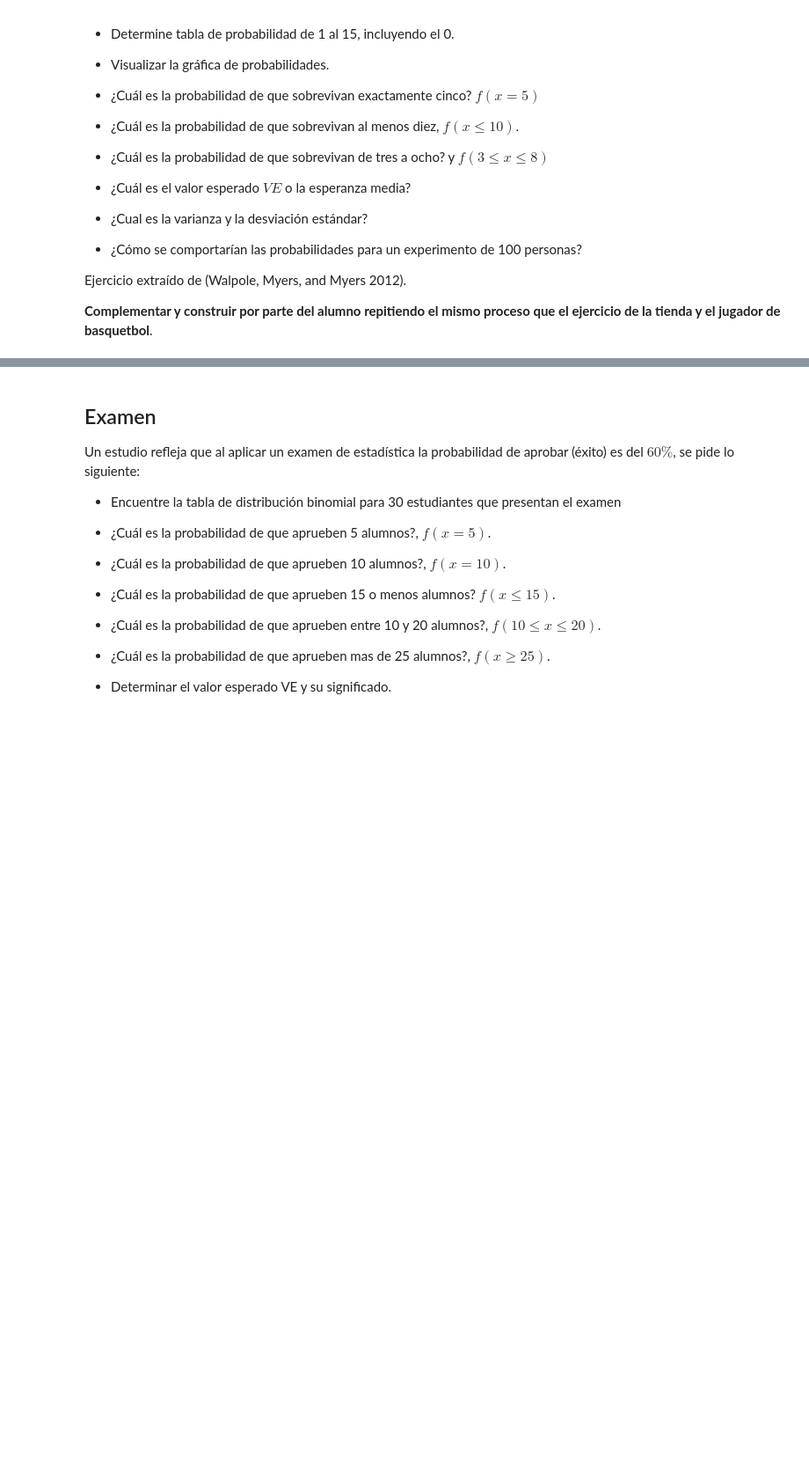
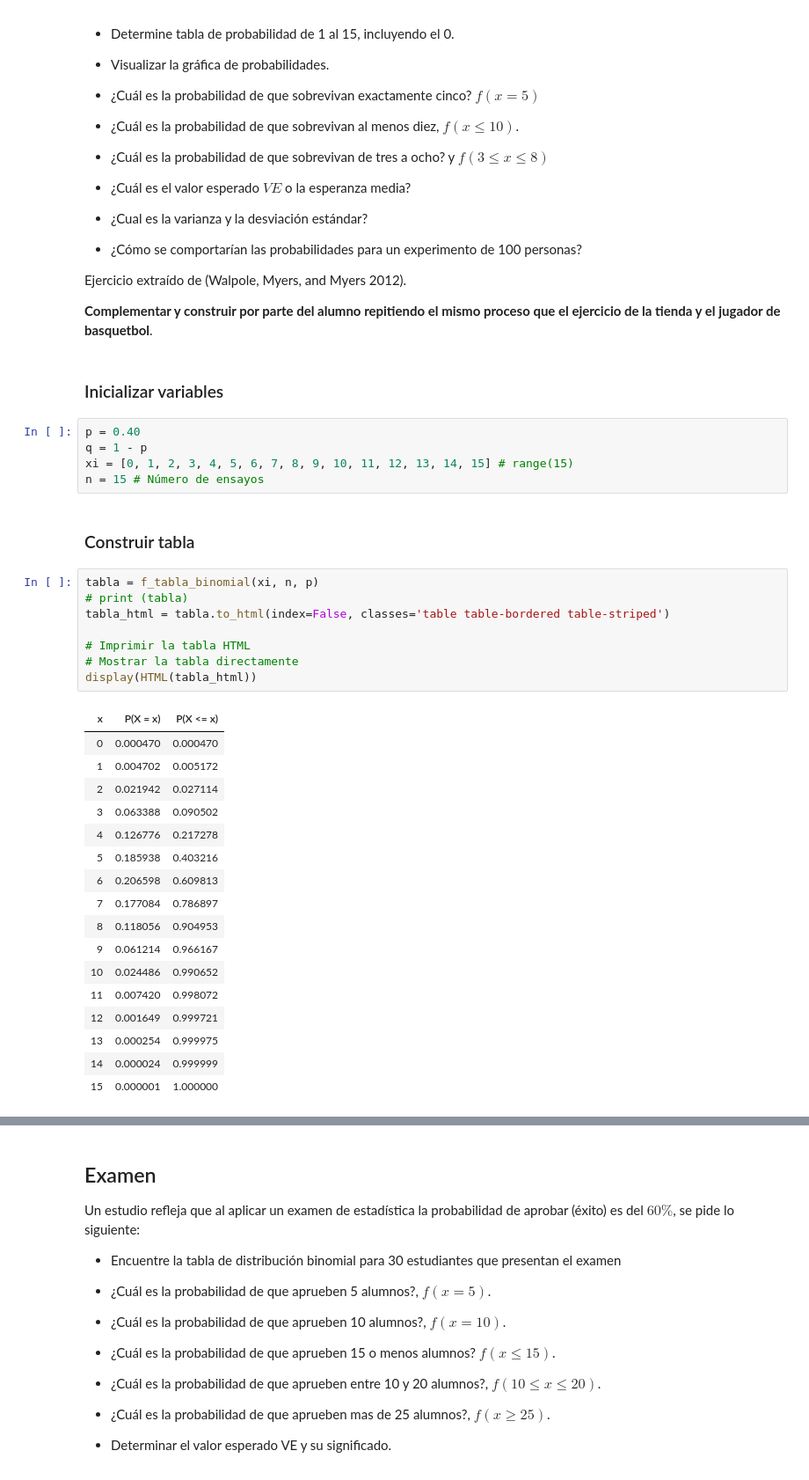
Before and after one commit to rpizarrog/probabilidad-y-estad-stica, a Jupyter notebook: Python 2023/Caso_17_Distribución_binomial.ipynb, the cells around one changed output, grey strips where cells are left out. Shown at 88% size. Saved outputs shown, nothing was run; the diff lists cells and outputs as text; blank space fills up the shorter version.

```diff
--- a/Python 2023/Caso_17_Distribución_binomial.ipynb
+++ b/Python 2023/Caso_17_Distribución_binomial.ipynb
@@ -358,3 +369,38 @@ esperanza media?
 Ejercicio extraído de (Walpole, Myers, and Myers 2012).
 
 **Complementar y construir por parte del alumno repitiendo el mismo proceso que el ejercicio de la tienda y el jugador de basquetbol**.
+# %% [markdown]
+### Inicializar variables
+# %%
+p = 0.40
+q = 1 - p
+xi = [0, 1, 2, 3, 4, 5, 6, 7, 8, 9, 10, 11, 12, 13, 14, 15] # range(15)
+n = 15 # Número de ensayos
+# %% [markdown]
+### Construir tabla
+# %%
+tabla = f_tabla_binomial(xi, n, p)
+# print (tabla)
+tabla_html = tabla.to_html(index=False, classes='table table-bordered table-striped')
+
+# Imprimir la tabla HTML
+# Mostrar la tabla directamente
+display(HTML(tabla_html))
+# %% [output]
+| x | P(X = x) | P(X <= x) |
+| 0 | 0.000470 | 0.000470 |
+| 1 | 0.004702 | 0.005172 |
+| 2 | 0.021942 | 0.027114 |
+| 3 | 0.063388 | 0.090502 |
+| 4 | 0.126776 | 0.217278 |
+| 5 | 0.185938 | 0.403216 |
+| 6 | 0.206598 | 0.609813 |
+| 7 | 0.177084 | 0.786897 |
+| 8 | 0.118056 | 0.904953 |
+| 9 | 0.061214 | 0.966167 |
+| 10 | 0.024486 | 0.990652 |
+| 11 | 0.007420 | 0.998072 |
+| 12 | 0.001649 | 0.999721 |
+| 13 | 0.000254 | 0.999975 |
+| 14 | 0.000024 | 0.999999 |
+| 15 | 0.000001 | 1.000000 |
```
Also changed, not shown: parts of 16 cells of this notebook.
